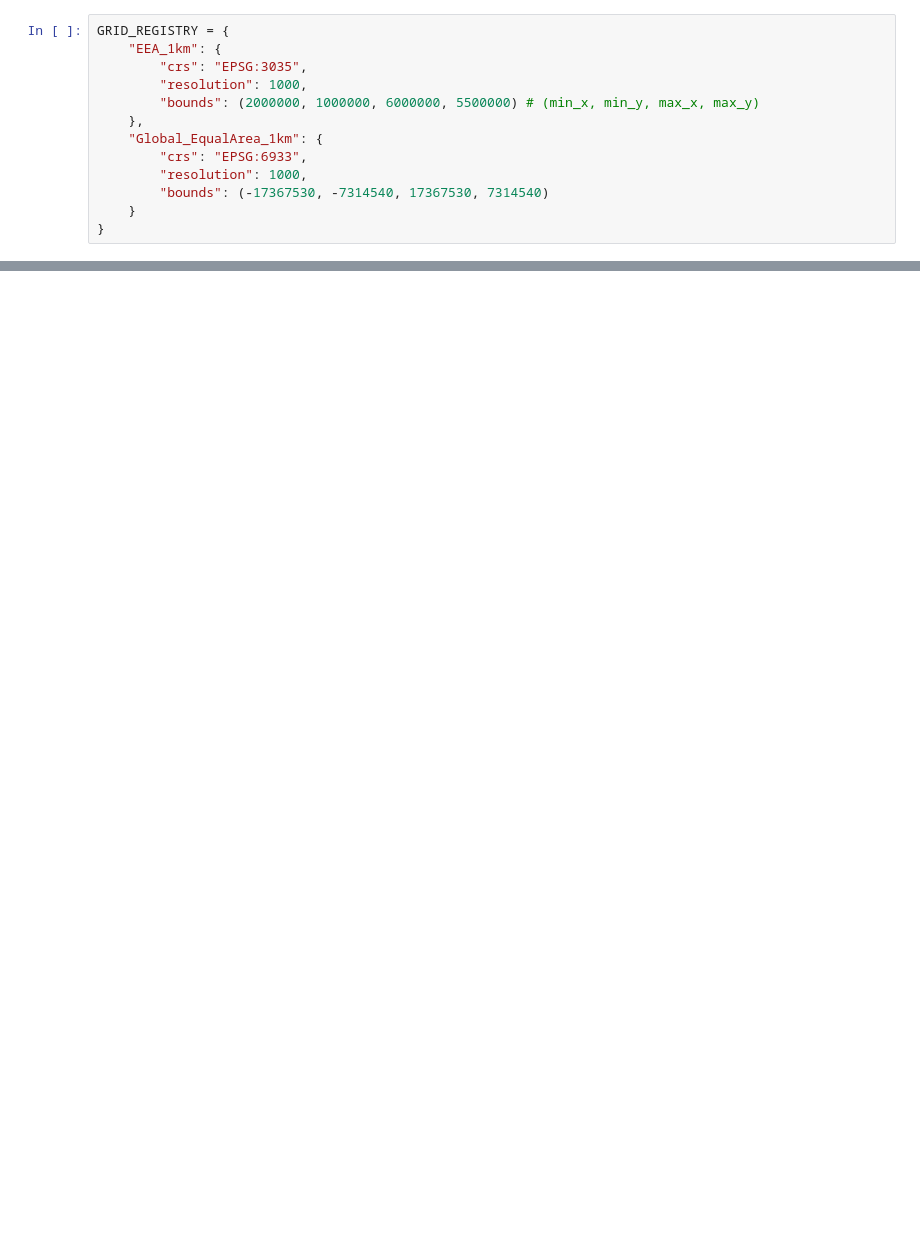
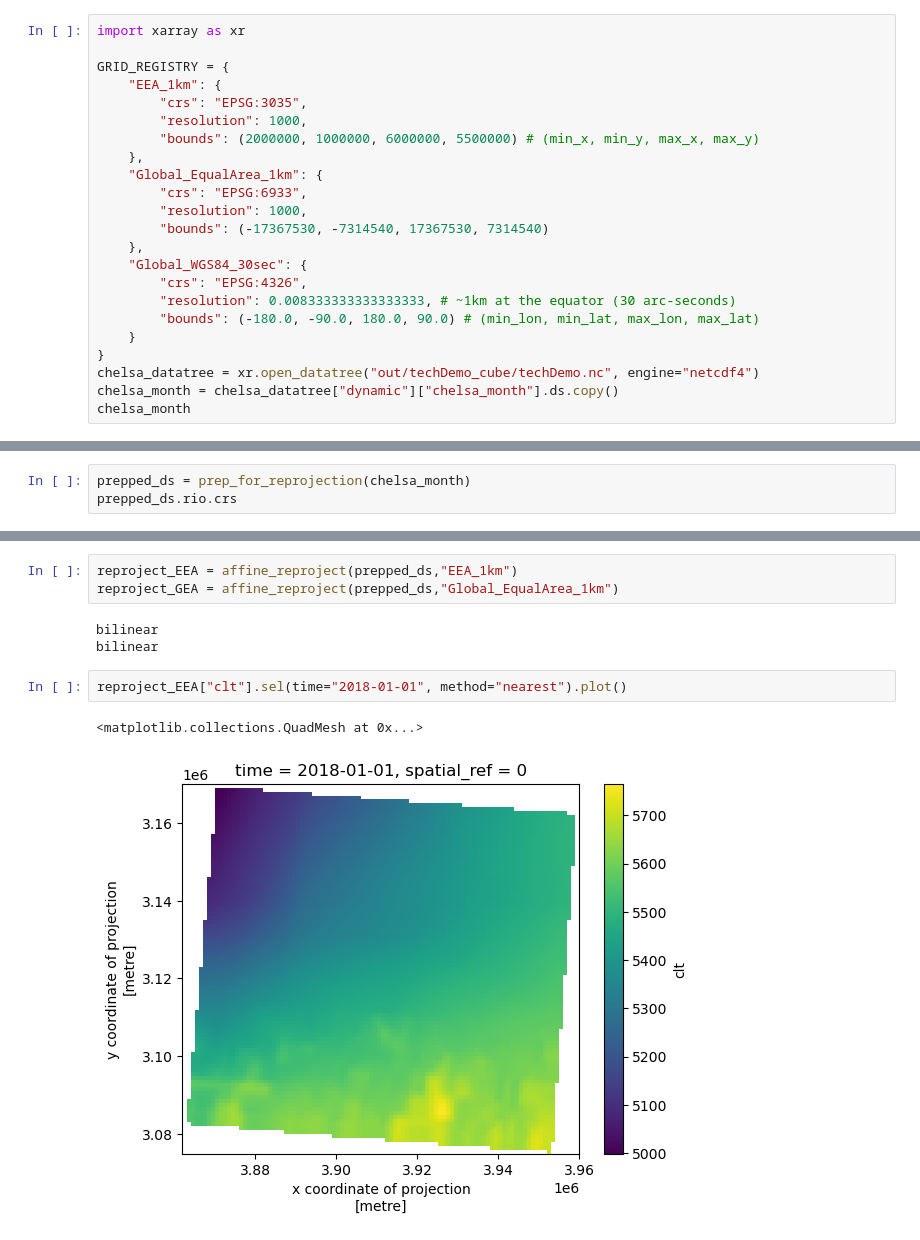
Before and after one commit to nbillietPM/BmC, a Jupyter notebook: scripts/harmonization/Harmonization.ipynb, the cells around one changed output, grey strips where cells are left out. Saved outputs shown, nothing was run; the diff lists cells and outputs as text; blank space fills up the shorter version.

Commit message:
updated spatiotemporal cube class to allow harmonization to predefined templates

```diff
--- a/scripts/harmonization/Harmonization.ipynb
+++ b/scripts/harmonization/Harmonization.ipynb
@@ -45,4 +1,6 @@ from odc.geo.xr import assign_crs
 # %%
+import xarray as xr
+
 GRID_REGISTRY = {
     "EEA_1km": {
         "crs": "EPSG:3035",
@@ -53,5 +11,13 @@ GRID_REGISTRY = {
         "crs": "EPSG:6933",
         "resolution": 1000,
         "bounds": (-17367530, -7314540, 17367530, 7314540)
+    },
+    "Global_WGS84_30sec": {
+        "crs": "EPSG:4326",
+        "resolution": 0.008333333333333333, # ~1km at the equator (30 arc-seconds)
+        "bounds": (-180.0, -90.0, 180.0, 90.0) # (min_lon, min_lat, max_lon, max_lat)
     }
 }
+chelsa_datatree = xr.open_datatree("out/techDemo_cube/techDemo.nc", engine="netcdf4")
+chelsa_month = chelsa_datatree["dynamic"]["chelsa_month"].ds.copy()
+chelsa_month
@@ -77,0 +105,3 @@ GeoBox((14630, 34736), Affine(1000.0, 0.0, -17368000.0,
+# %%
+prepped_ds = prep_for_reprojection(chelsa_month)
+prepped_ds.rio.crs
@@ -77,0 +192,11 @@ GeoBox((14630, 34736), Affine(1000.0, 0.0, -17368000.0,
+# %%
+reproject_EEA = affine_reproject(prepped_ds,"EEA_1km")
+reproject_GEA = affine_reproject(prepped_ds,"Global_EqualArea_1km")
+# %% [output]
+bilinear
+bilinear
+# %%
+reproject_EEA["clt"].sel(time="2018-01-01", method="nearest").plot()
+# %% [output]
+<matplotlib.collections.QuadMesh at 0x...>
+[figure, added]
```
Also changed, not shown: parts of 30 cells of this notebook, 2 other files.
